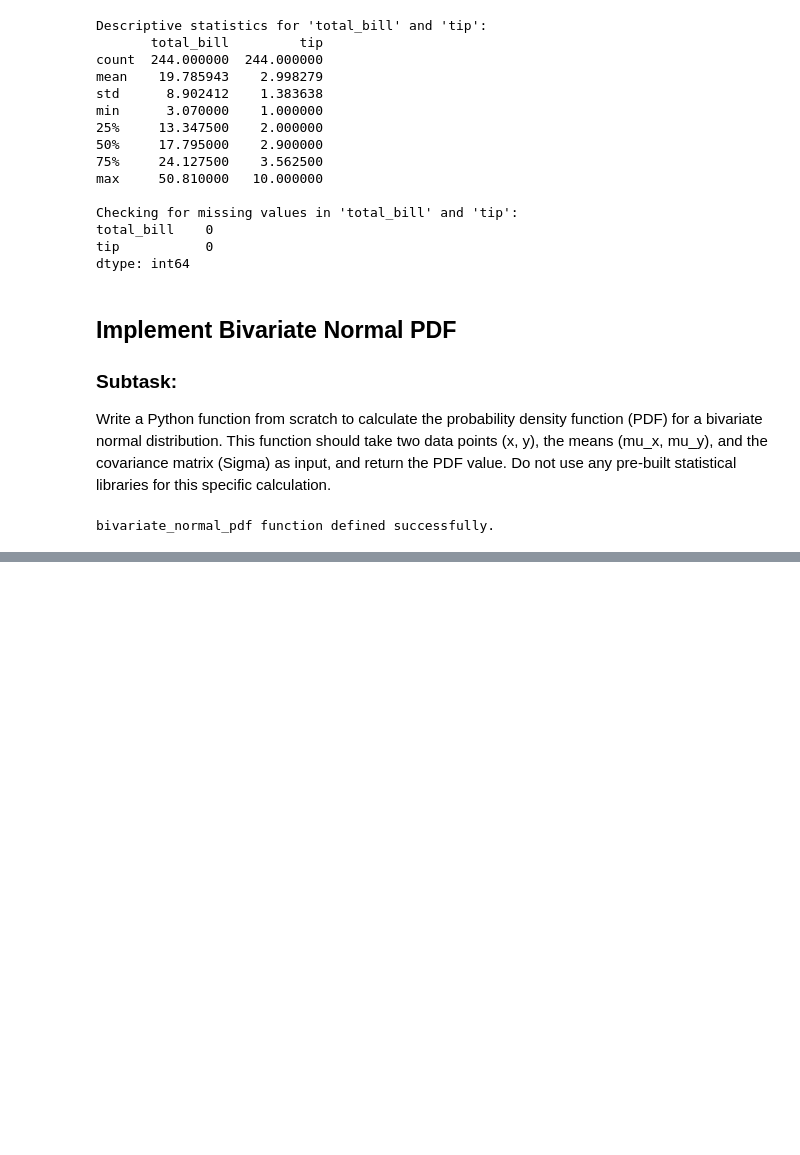
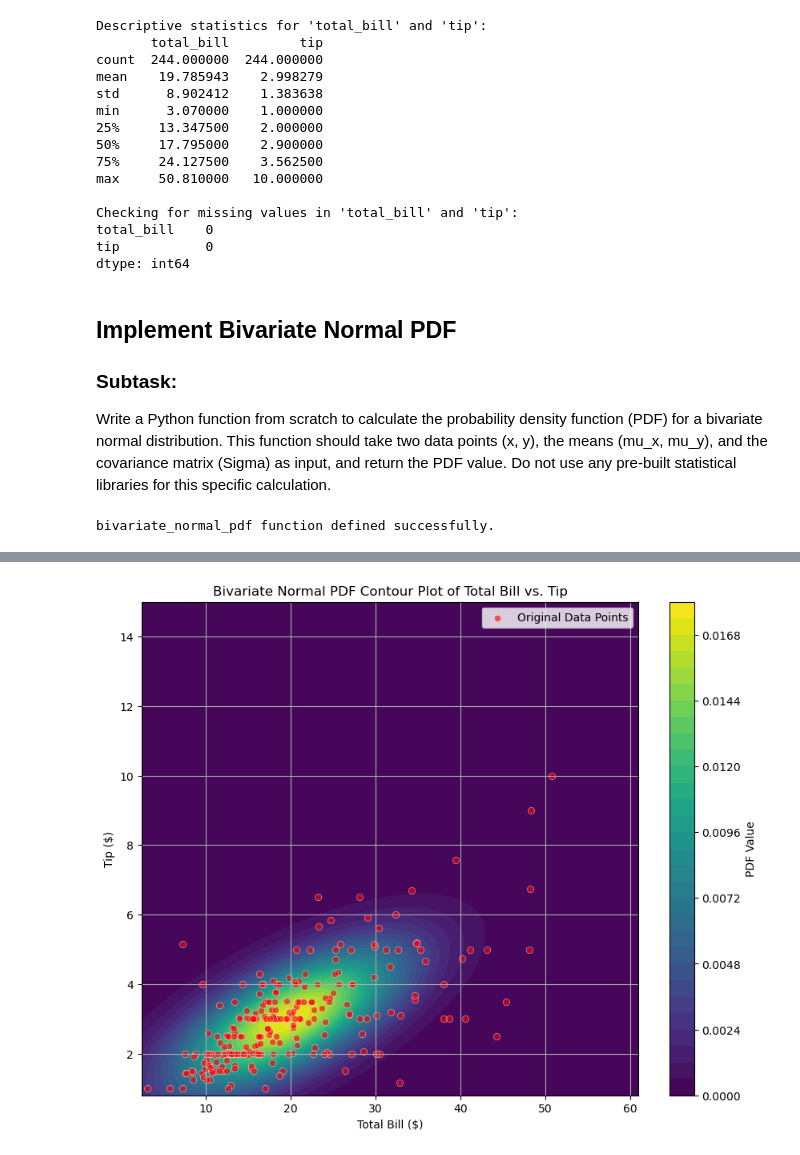
Before and after one commit to michael-alu/alu-ml-y2-t3-formative-3-group-1, a Jupyter notebook: probability-distribution.ipynb, the cells around one changed output, grey strips where cells are left out. Cells and saved outputs as stored; diff of their text form; code cells hidden in the pictures; blank space fills up the shorter version.

Commit message:
chore: visualize the pdf

```diff
--- a/probability-distribution.ipynb
+++ b/probability-distribution.ipynb
@@ -103,0 +145,39 @@ bivariate_normal_pdf function defined successfully.
+# %%
+import matplotlib.pyplot as plt
+import seaborn as sns
+
+# Define range for 'total_bill' (x-axis) and 'tip' (y-axis)
+min_total_bill, max_total_bill = selected_features['total_bill'].min(), selected_features['total_bill'].max()
+min_tip, max_tip = selected_features['tip'].min(), selected_features['tip'].max()
+
+x_range = np.linspace(min_total_bill * 0.8, max_total_bill * 1.2, 100) # Extend range slightly for better visualization
+y_range = np.linspace(min_tip * 0.8, max_tip * 1.5, 100) # Extend range slightly for better visualization
+
+# Create a meshgrid
+X, Y = np.meshgrid(x_range, y_range)
+
+# Initialize an empty array Z to store PDF values
+Z = np.zeros_like(X)
+
+# Calculate PDF for each grid point
+for i in range(X.shape[0]):
+    for j in range(X.shape[1]):
+        Z[i, j] = bivariate_normal_pdf(X[i, j], Y[i, j], mu_x, mu_y, Sigma)
+
+# Create the contour plot
+plt.figure(figsize=(10, 8))
+contour = plt.contourf(X, Y, Z, levels=30, cmap='viridis')
+plt.colorbar(contour, label='PDF Value')
+
+# Add a scatter plot of the original data points
+sns.scatterplot(x='total_bill', y='tip', data=df, color='red', alpha=0.6, label='Original Data Points')
+
+# Add labels and title
+plt.xlabel('Total Bill ($)')
+plt.ylabel('Tip ($)')
+plt.title('Bivariate Normal PDF Contour Plot of Total Bill vs. Tip')
+plt.legend()
+plt.grid(True)
+plt.show()
+# %% [output]
+[figure, added]
```
Also changed, not shown: parts of 6 cells of this notebook.
